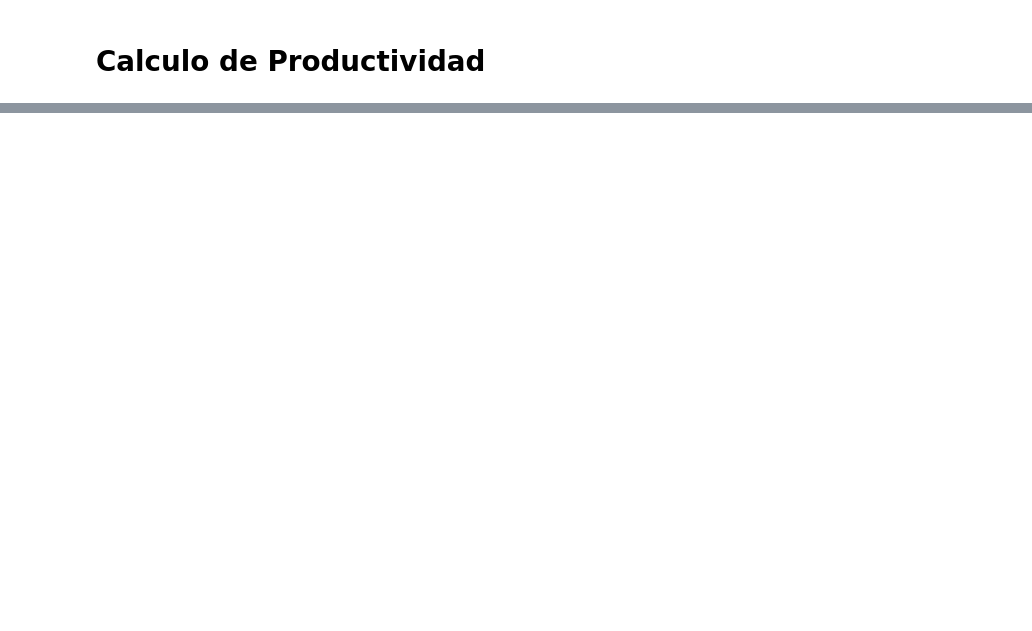
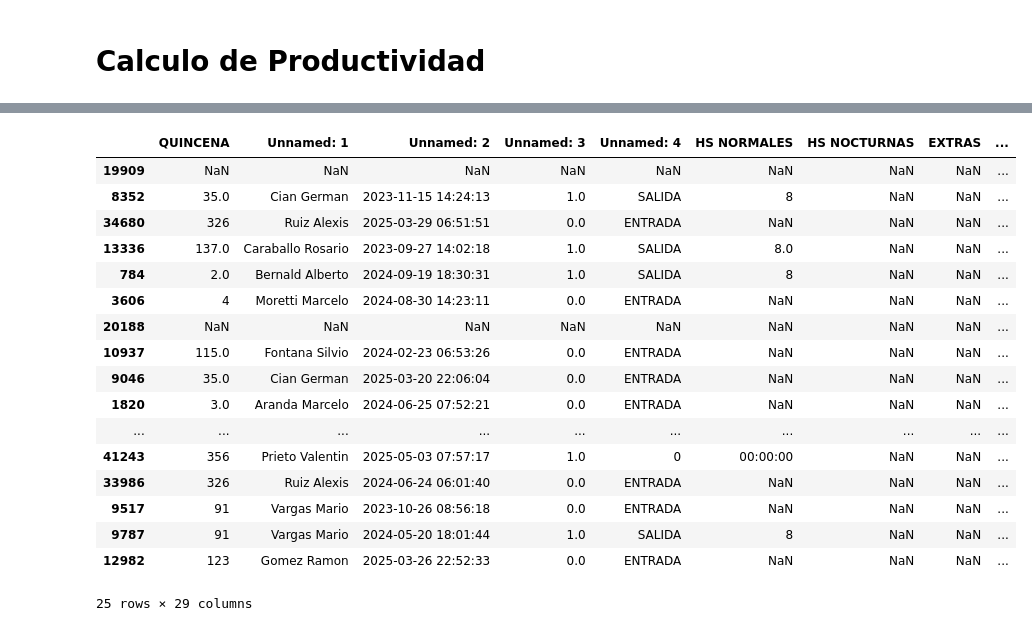
Before and after one commit to hzaquelli82/APSA-Dashboard, a Jupyter notebook: Notebook/Productividad.ipynb, the cells around one changed output, grey strips where cells are left out. Saved outputs shown, nothing was run; the diff lists cells and outputs as text; code cells hidden in the pictures; blank space fills up the shorter version.

```diff
--- a/Notebook/Productividad.ipynb
+++ b/Notebook/Productividad.ipynb
@@ -34,0 +28,5 @@ Dimensiones (filas, columnas): (171, 7)
+# %%
+# Renombrar todas las columnas en tu diccionario
+for nombre, df in dict_gral.items():
+    if df is not None and not df.empty:
+        df.columns = [f'col{i+1}' for i in range(len(df.columns))]
@@ -34,0 +95,32 @@ Dimensiones (filas, columnas): (171, 7)
+# %%
+#  Une los DataFrames agregando una columna con el nombre del empleado
+
+dfs_con_empleado = []
+
+for empleado, df in dict_gral.items():
+    df_temp = df.copy()
+    df_temp['EMPLEADO_KEY'] = empleado
+    dfs_con_empleado.append(df_temp)
+
+df_unificado = pd.concat(dfs_con_empleado, ignore_index=True)
+# %%
+df_unificado.sample(25)
+# %% [output]
+|  | QUINCENA | Unnamed: 1 | Unnamed: 2 | Unnamed: 3 | Unnamed: 4 | HS NORMALES | HS NOCTURNAS | EXTRAS | ... |
+| 19909 | NaN | NaN | NaN | NaN | NaN | NaN | NaN | NaN | ... |
+| 8352 | 35.0 | Cian German | 2023-11-15 14:24:13 | 1.0 | SALIDA | 8 | NaN | NaN | ... |
+| 34680 | 326 | Ruiz Alexis | 2025-03-29 06:51:51 | 0.0 | ENTRADA | NaN | NaN | NaN | ... |
+| 13336 | 137.0 | Caraballo Rosario | 2023-09-27 14:02:18 | 1.0 | SALIDA | 8.0 | NaN | NaN | ... |
+| 784 | 2.0 | Bernald Alberto | 2024-09-19 18:30:31 | 1.0 | SALIDA | 8 | NaN | NaN | ... |
+| 3606 | 4 | Moretti Marcelo | 2024-08-30 14:23:11 | 0.0 | ENTRADA | NaN | NaN | NaN | ... |
+| 20188 | NaN | NaN | NaN | NaN | NaN | NaN | NaN | NaN | ... |
+| 10937 | 115.0 | Fontana Silvio | 2024-02-23 06:53:26 | 0.0 | ENTRADA | NaN | NaN | NaN | ... |
+| 9046 | 35.0 | Cian German | 2025-03-20 22:06:04 | 0.0 | ENTRADA | NaN | NaN | NaN | ... |
+| 1820 | 3.0 | Aranda Marcelo | 2024-06-25 07:52:21 | 0.0 | ENTRADA | NaN | NaN | NaN | ... |
+| ... | ... | ... | ... | ... | ... | ... | ... | ... | ... |
+| 41243 | 356 | Prieto Valentin | 2025-05-03 07:57:17 | 1.0 | 0 | 00:00:00 | NaN | NaN | ... |
+| 33986 | 326 | Ruiz Alexis | 2024-06-24 06:01:40 | 0.0 | ENTRADA | NaN | NaN | NaN | ... |
+| 9517 | 91 | Vargas Mario | 2023-10-26 08:56:18 | 0.0 | ENTRADA | NaN | NaN | NaN | ... |
+| 9787 | 91 | Vargas Mario | 2024-05-20 18:01:44 | 1.0 | SALIDA | 8 | NaN | NaN | ... |
+| 12982 | 123 | Gomez Ramon | 2025-03-26 22:52:33 | 0.0 | ENTRADA | NaN | NaN | NaN | ... |
+25 rows × 29 columns
```
Also changed, not shown: parts of 12 cells of this notebook, 4 other files.
